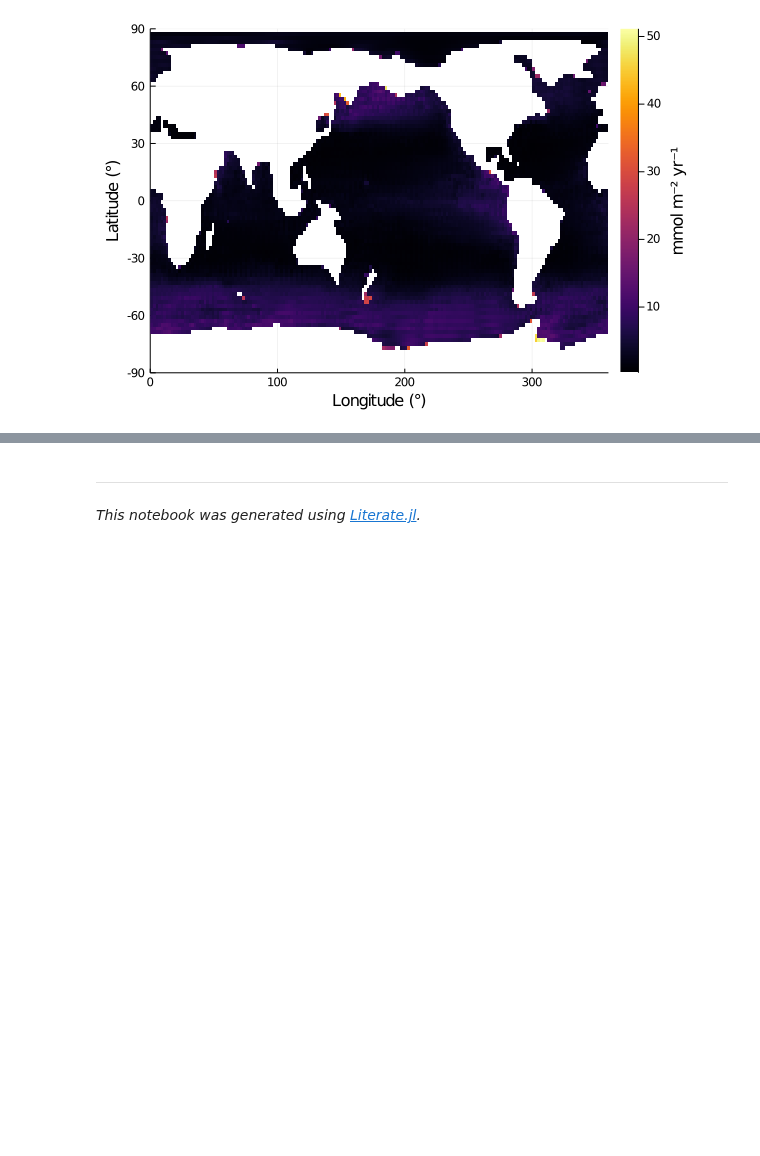
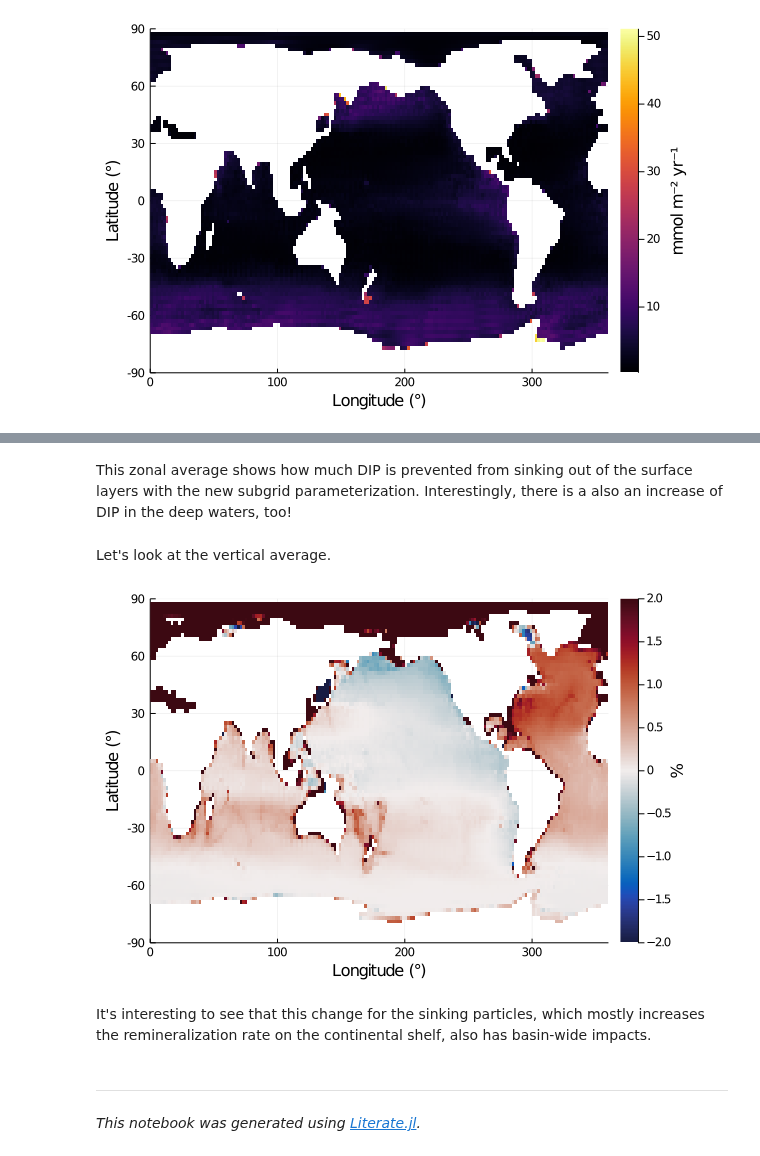
Before and after one commit to JuliaOcean/AIBECS.jl, a Jupyter notebook: dev/notebooks/3_Pmodel.ipynb, the cells around one changed output, grey strips where cells are left out. Drawn from its saved outputs; the diff is of its cells as text; code cells hidden in the pictures; blank space fills up the shorter version.

```diff
--- a/dev/notebooks/3_Pmodel.ipynb
+++ b/dev/notebooks/3_Pmodel.ipynb
@@ -216,3 +277,14 @@ plothorizontalslice(POP .* w(z,p) * u"mol/m^3*m/s" .|> u"mmol/yr/m^2", grd, dept
+# %% [markdown]
+This zonal average shows how much DIP is prevented from sinking out of the surface layers with the new subgrid parameterization.
+Interestingly, there is a also an increase of DIP in the deep waters, too!
+# %% [markdown]
+Let's look at the vertical average.
+# %%
+plotverticalaverage((DIP2 - DIP) ./ DIP .|> u"percent", grd, color=:balance, clim=(-2, 2))
+# %% [output]
+[figure, added]
+# %% [markdown]
+It's interesting to see that this change for the sinking particles, which mostly increases the remineralization rate on the continental shelf, also has basin-wide impacts.
 # %% [markdown]
 ---
 
```
Also changed, not shown: parts of 21 cells of this notebook, 22 other files.
